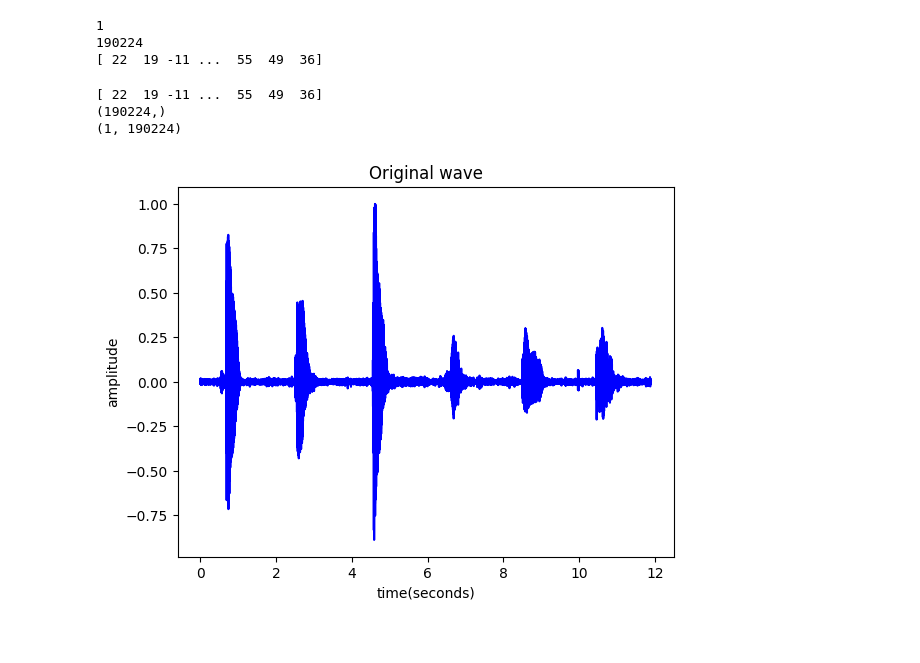
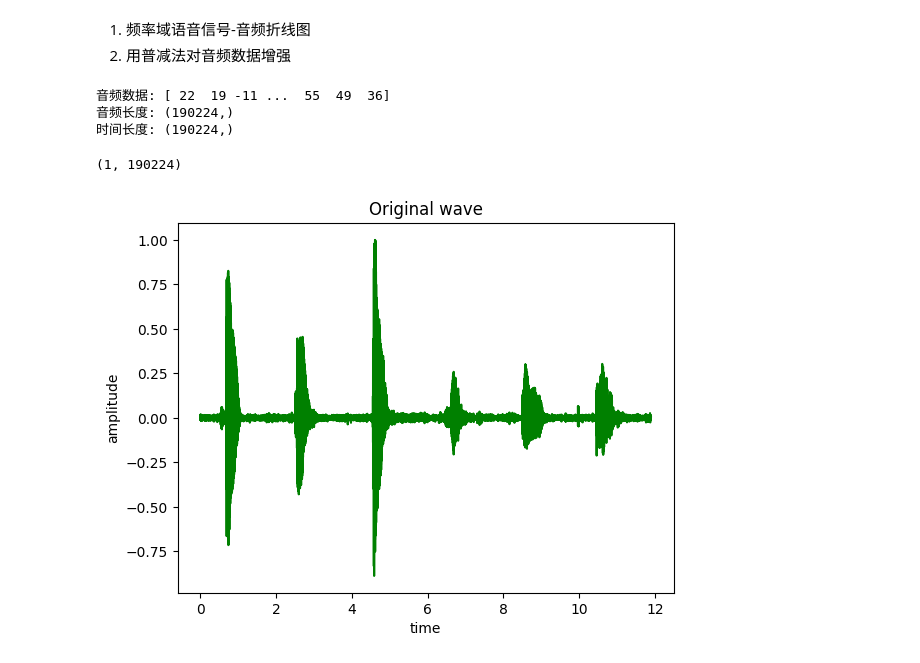
Before and after one commit to Henry-Sky/ASR-Learning, a Jupyter notebook: Exper03/exper03.ipynb, the cells around one changed output. Saved outputs shown, nothing was run; the diff lists cells and outputs as text; code cells hidden in the pictures.

```diff
--- a/Exper03/exper03.ipynb
+++ b/Exper03/exper03.ipynb
@@ -20,72 +1,50 @@ Step6- 自主编写频率域语音信号增强程序：(进阶，选做)
-# %%
-import sys
-sys.path.append("..")
-from Func import ASRfunc
-
-import wave
-import pandas as pd
-import numpy as np
-
-# 打开WAV文档
-f = wave.open("./data/enhance_speach_input_file.wav")
-
-# 获取语音参数
-params = f.getparams()
-nchannels, sampwidth, framerate, nframes = params[:4]
-print(nchannels)
-print(nframes)
-fs = framerate
-
-# 读取波形数据
-str_data = f.readframes(nframes)
-f.close() # 关闭文件
-
-# 将波形数据转换为数组
-x = np.fromstring(str_data, dtype=np.short)
-
-
-fs_ = pd.DataFrame([fs],columns=['fs'])
-x_ = pd.DataFrame(x,columns=['x'])
-n_ = pd.DataFrame([nframes,nchannels],columns=['params'])
-
-#print('采样频率：\n',fs_)
-#print('语音数据：\n',x_)
-#print('音频采样点数和音频通道数：\n',n_)
-
-print(x)
-# %% [output]
-1
-190224
-[ 22  19 -11 ...  55  49  36]
+# %% [markdown]
+1. 频率域语音信号-音频折线图
+2. 用普减法对音频数据增强
+# %%
+import sys
+sys.path.append("..")
+from Func import ASRfunc
+
+# 读取数据
+
+wave_date, time_table = ASRfunc.read_wave("./data/enhance_speach_input_file.wav")
+
+print(
+    "音频数据: {}\n".format(wave_data)+
+    "音频长度: {}\n".format(wave_data.shape)+
+    "时间长度: {}".format(time_table.shape)
+)
+# %% [output]
+音频数据: [ 22  19 -11 ...  55  49  36]
+音频长度: (190224,)
+时间长度: (190224,)
 # %%
 # 音频折线图
 
 import pandas as pd
 import numpy as np
 import matplotlib.pyplot as plt
 import warnings
 
 warnings.filterwarnings('ignore')
 
 # 归一化输入语音
-print(x)
-input_x = x * 1.0/max(abs(x))
-
+normalized_wave_data = wave_data * 1.0/max(abs(wave_data))
 # 将音频信号规整乘每行一路通道信号的格式，即该矩阵一行为一个通道的采样点，共nchannels行
-print(input_x.shape)
-input_x = np.reshape(input_x,[nframes,nchannels]).T # .T 表示转置
-print(input_x.shape)
+normalized_wave_data = np.reshape(normalized_wave_data,[nframes,nchannels]).T # .T 表示转置
+print(normalized_wave_data.shape)
 
 # 绘制输入音频的时域波形
 time = np.arange(0,nframes) * (1.0 / framerate)
 time = np.reshape(time,[nframes,1]).T
-plt.plot(time[0,:nframes],input_x[0,:nframes],c="b")
-plt.xlabel("time(seconds)")
+
+plt.figure()
+plt.plot(time_table, normalized_wave_data[0], c="g")
+plt.xlabel("time")
 plt.ylabel("amplitude")
 plt.title("Original wave")
 plt.show()
 # %% [output]
-[ 22  19 -11 ...  55  49  36]
-(190224,)
 (1, 190224)
-[figure, old version]
+[figure, new version]
```
Also changed, not shown: parts of 3 cells of this notebook.
